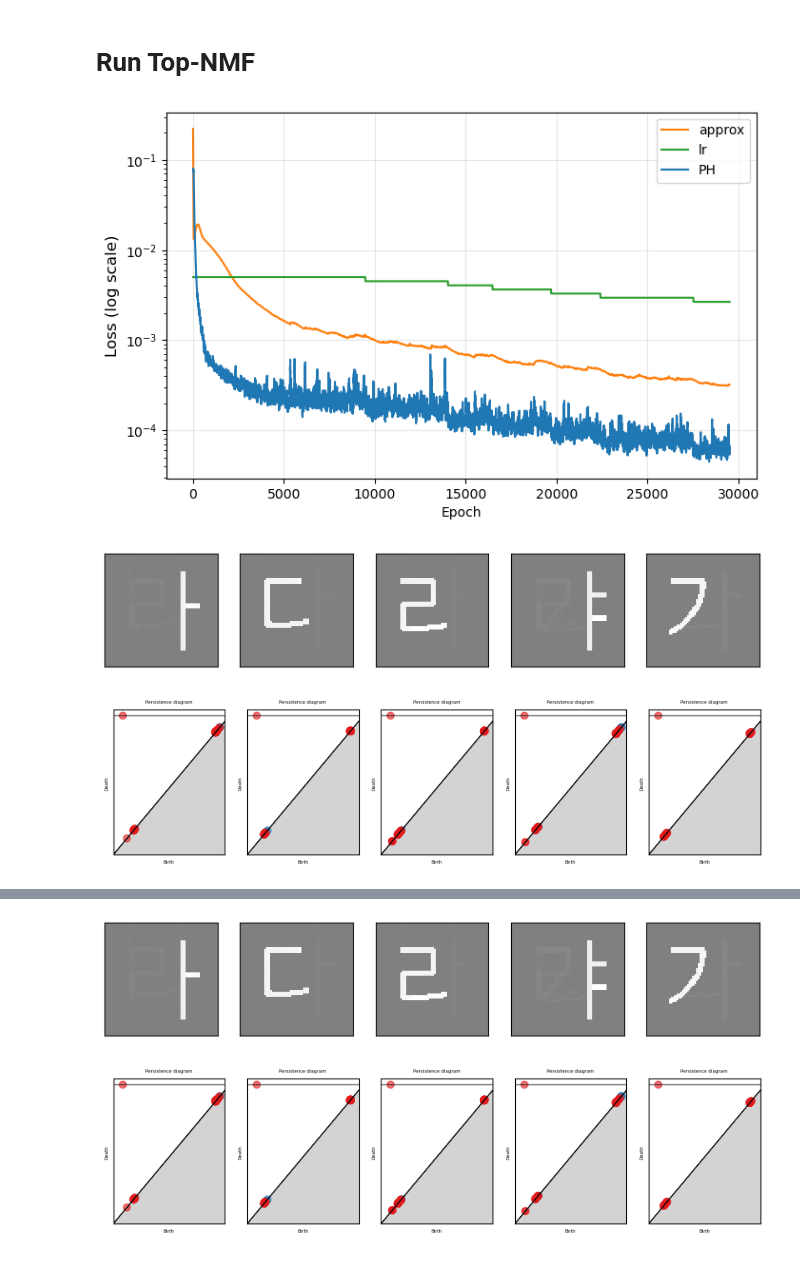
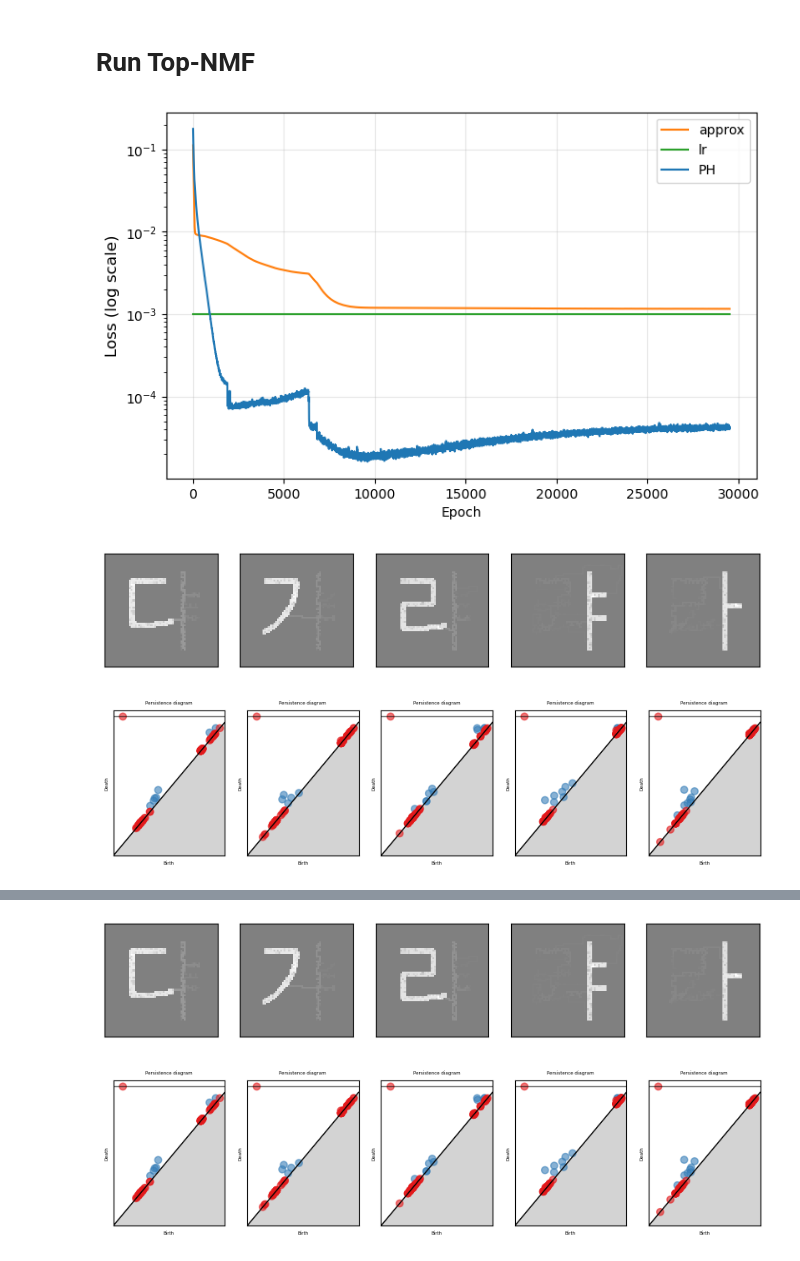
Before and after one commit to shizuo-kaji/TopNMF, a Jupyter notebook: notebook/Example 1.ipynb, the cells around one changed output, grey strips where cells are left out. Cells and saved outputs as stored; diff of their text form; code cells hidden in the pictures.

```diff
--- a/notebook/Example 1.ipynb
+++ b/notebook/Example 1.ipynb
@@ -73,6 +67,8 @@ print(f"Generated {len(labels)} images, shape: {images_array.shape}")
 Generated 6 images, shape: (6, 64, 64)
 # %%
 X = np.astype(images_array > 127, np.float32)  # Binarize images
+X *= np.random.uniform(low=0.5, high=1.0, size=X.shape)
+
 n_components = 5 # number of basis vectors
 
 n_samples = X.shape[0] # each row represents a sample
@@ -92,9 +88,8 @@ array([<Axes: >, <Axes: >, <Axes: >, <Axes: >, <Axes: >, <Axes: >],
 # Run Top-NMF
 # %%
 # Parameters
-lr = 0.005 # learning rate
+lr = 0.001 # learning rate
 target_sparsity = None # set to None, if you are not using
-epsilon = 1e-10 # for numerical stability
 PHmode = "V" # T or V construction
 superlevel = True
 
@@ -103,12 +98,9 @@ target_diagrams = [torch.tensor([[]], dtype=torch.float, device=device, requires
 
 
 n_iterations = 30000
-lambda_top = 0.5
-tol = 1e-4
-tol_count = 30000
+lambda_top = 0.7
 n_components = 5
-data_dims = (64, 64)
-PH_dims=[0, 1]
+PH_dims=[0]
 
 # Create Cubical Complex
 cubical_complex = CubicalComplex(superlevel=superlevel, dim=len(data_dims), mode=PHmode)
@@ -122,40 +114,34 @@ model = TopologicalNMF(
     ph_loss_fn=target_diagram_loss,
     data_shape=data_dims,
     use_embedding=False
 )
 
 # Fit the model
 # Flatten data for NMF
 X_flat = X.reshape(X.shape[0], -1)
 model.fit(
     X_flat,
     n_iterations=n_iterations,
     lr=lr,
     PH_dims=PH_dims,
     lambda_top=lambda_top,
-    weight_decay = 0.5,
-    optimizer_cls=optim.AdamW,
-    scheduler_cls=optim.lr_scheduler.ReduceLROnPlateau,
-    scheduler_kwargs={
-        'factor': 0.9,
-        'patience': 1000
-    },
+    weight_decay = 0.2,
     show_plots=['loss', 'basis', 'PH'],
     disp_interval=10,
     verbose=True,
     target_diagrams=target_diagrams,
     init_method = 'nndsvda',
     plot_grid = (1,5),
     superlevel=True,
     PHmode=PHmode
 )
 
 # Extract learned factors
 W = model.W.detach().cpu().numpy()
 V = model.V.detach().cpu().numpy()
 
 print(f"Final Loss: {model.losses['approx'][-1]:.4f}")
 # %% [output]
-[figure, old version]
+[figure, new version]
-[figure, old version]
+[figure, new version]
-[figure, old version]
+[figure, new version]
@@ -164,3 +150,3 @@ Final Loss: 0.0003
-[figure, old version]
+[figure, new version]
-[figure, old version]
+[figure, new version]
 # %% [markdown]
```
Also changed, not shown: parts of 11 cells of this notebook, 17 other files.
